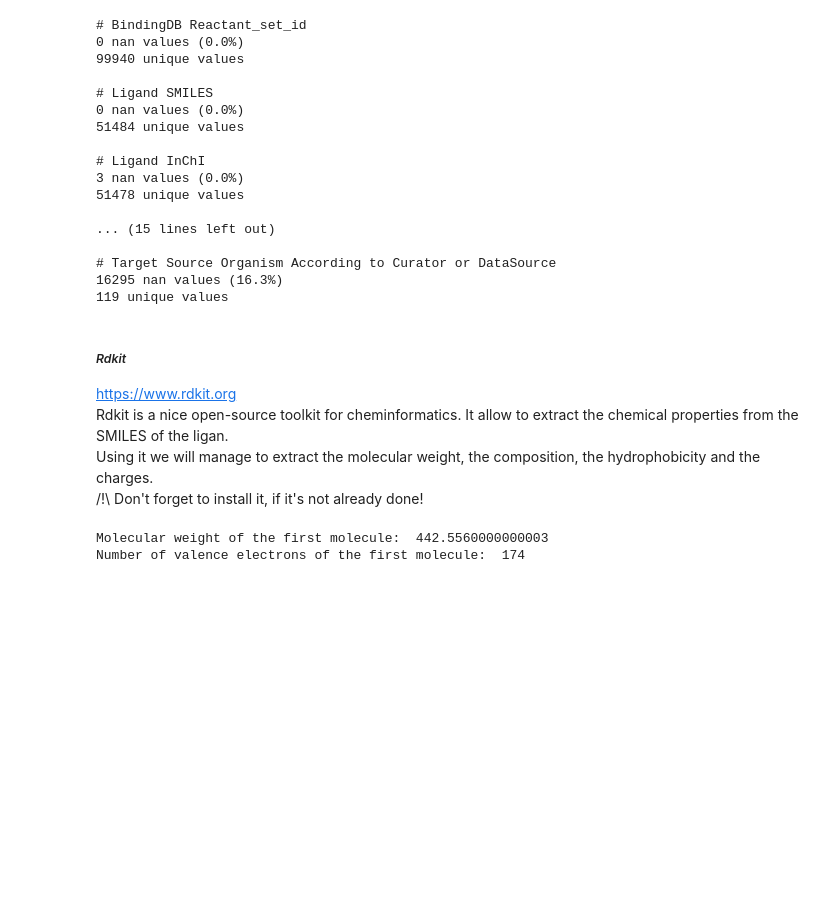
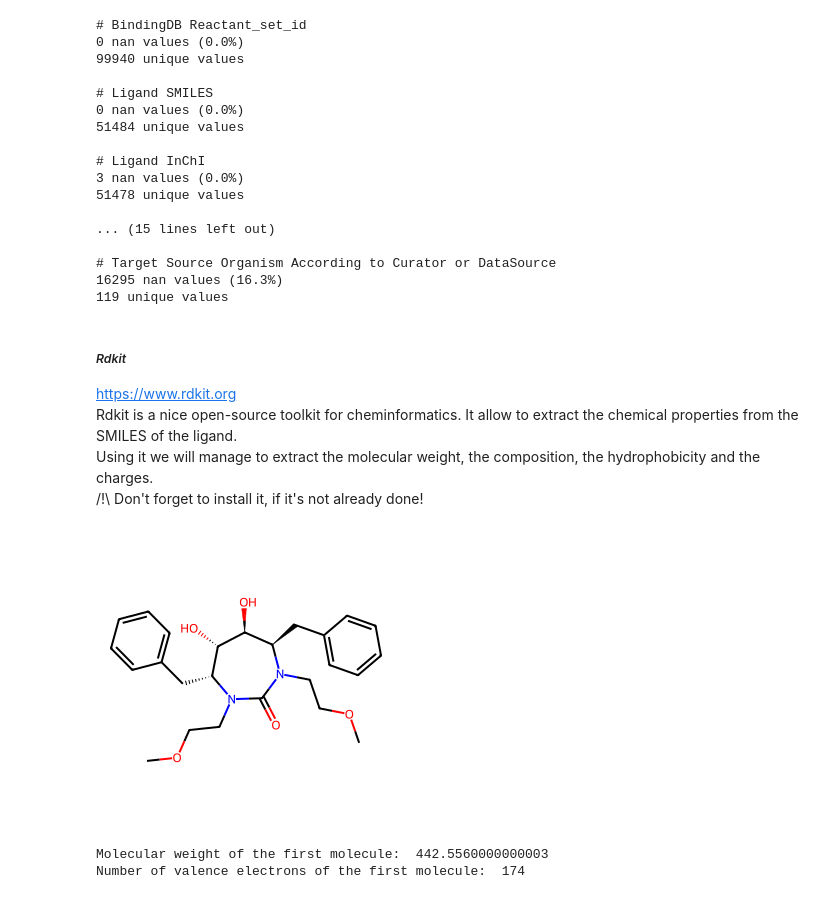
Before and after one commit to epfl-ada/ada-2024-project-laambada, a Jupyter notebook: results.ipynb, the cells around one changed output. Drawn from its saved outputs; the diff is of its cells as text; code cells hidden in the pictures; blank space fills up the shorter version.

```diff
--- a/results.ipynb
+++ b/results.ipynb
@@ -98,7 +96,7 @@ for col in df_subset.columns[0:8] :
 # %% [markdown]
 ##### *Rdkit*
 https://www.rdkit.org \
-Rdkit is a nice open-source toolkit for cheminformatics. It allow to extract the chemical properties from the SMILES of the ligan.\
+Rdkit is a nice open-source toolkit for cheminformatics. It allow to extract the chemical properties from the SMILES of the ligand.\
 Using it we will manage to extract the molecular weight, the composition, the hydrophobicity and the charges. \
 /!\ Don't forget to install it, if it's not already done!
 # %%
@@ -108,3 +106,9 @@ from rdkit.Chem import Descriptors, Fragments
+# %%
+# Example molecule
+sample_molecule = Chem.MolFromSmiles(df_subset["Ligand SMILES"].iloc[0])
+Draw.MolToImage(sample_molecule)
+# %% [output]
+[figure, added]
 # %%
 # Rdkit Description
 sample_molecule = Chem.MolFromSmiles(df_subset["Ligand SMILES"].iloc[0])
```
Also changed, not shown: parts of 42 cells of this notebook, 1 other file.
